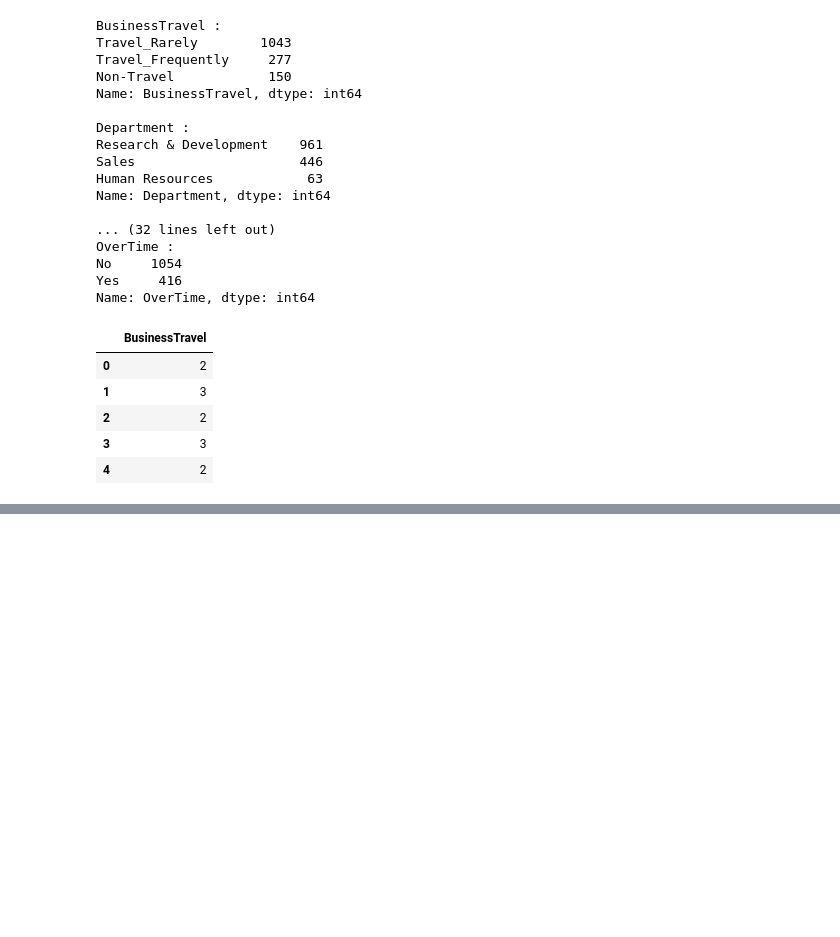
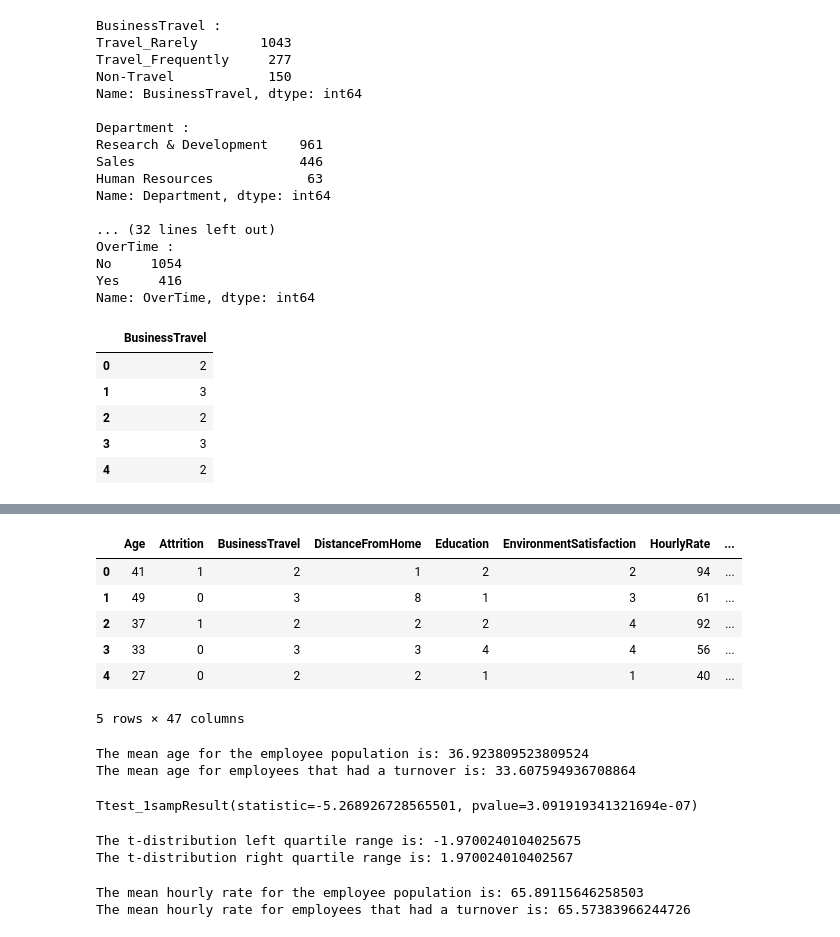
Before and after one commit to rezali/HR-model, a Jupyter notebook: Alicia/random_forests.ipynb, the cells around one changed output, grey strips where cells are left out. Saved outputs shown, nothing was run; the diff lists cells and outputs as text; code cells hidden in the pictures; blank space fills up the shorter version.

```diff
--- a/Alicia/random_forests.ipynb
+++ b/Alicia/random_forests.ipynb
@@ -281,0 +325,45 @@ sorted(zip(rf.feature_importances_, feature_names), reverse=True)
+# %%
+#convert Yes values to 1 and No values to 0
+df = df[(df["Attrition"] == "Yes") | (df["Attrition"] == "No")]
+mapping_dictionary = {"Attrition": { "Yes": 1, "No": 0 } }
+df = df.replace(mapping_dictionary)
+df.head()
+# %% [output]
+|  | Age | Attrition | BusinessTravel | DistanceFromHome | Education | EnvironmentSatisfaction | HourlyRate | ... |
+| 0 | 41 | 1 | 2 | 1 | 2 | 2 | 94 | ... |
+| 1 | 49 | 0 | 3 | 8 | 1 | 3 | 61 | ... |
+| 2 | 37 | 1 | 2 | 2 | 2 | 4 | 92 | ... |
+| 3 | 33 | 0 | 3 | 3 | 4 | 4 | 56 | ... |
+| 4 | 27 | 0 | 2 | 2 | 1 | 1 | 40 | ... |
+5 rows × 47 columns
+# %%
+emp_population = df['Age'].mean()
+emp_turnover_age = df[df['Attrition']==1]['Age'].mean()
+
+print( 'The mean age for the employee population is: ' + str(emp_population))
+print( 'The mean age for employees that had a turnover is: ' + str(emp_turnover_age) )
+# %% [output]
+The mean age for the employee population is: 36.923809523809524
+The mean age for employees that had a turnover is: 33.607594936708864
+# %%
+import scipy.stats as stats
+stats.ttest_1samp(a=  df[df['Attrition']==1]['Age'], # Sample of Employee age who had a Turnover
+              popmean = emp_population)  # Employee Who Had No Turnover age mean
+# %% [output]
+Ttest_1sampResult(statistic=-5.268926728565501, pvalue=3.091919341321694e-07)
+# %%
+#above test result shows the test statistic "t" is equal to -5.26.
+#this tell us how much the sample mean deviates from the null hypothesis
+#if the t-statistic (-5.26) is outside the quantiles then we reject null hyp.
+
+degree_freedom = len(df[df['Attrition']==1])
+
+LQ = stats.t.ppf(0.025,degree_freedom)  # Left Quartile
+
+RQ = stats.t.ppf(0.975,degree_freedom)  # Right Quartile
+
+print ('The t-distribution left quartile range is: ' + str(LQ))
+print ('The t-distribution right quartile range is: ' + str(RQ))
+# %% [output]
+The t-distribution left quartile range is: -1.9700240104025675
+The t-distribution right quartile range is: 1.970024010402567
@@ -281,0 +375,13 @@ sorted(zip(rf.feature_importances_, feature_names), reverse=True)
+# %%
+#one-sample t-test (measuring hourly rate v. attrition)
+#null hypothesis: there is no difference in hourly rate btwn employees who left and those who stayed
+
+#Compare the means of employee attrition hourly rate against the employee population who stayed
+emp_population_pay = df['HourlyRate'].mean()
+emp_turnover_pay = df[df['Attrition']==1]['HourlyRate'].mean()
+
+print( 'The mean hourly rate for the employee population is: ' + str(emp_population_pay))
+print( 'The mean hourly rate for employees that had a turnover is: ' + str(emp_turnover_pay) )
+# %% [output]
+The mean hourly rate for the employee population is: 65.89115646258503
+The mean hourly rate for employees that had a turnover is: 65.57383966244726
```
Also changed, not shown: parts of 25 cells of this notebook, 4 other files.
